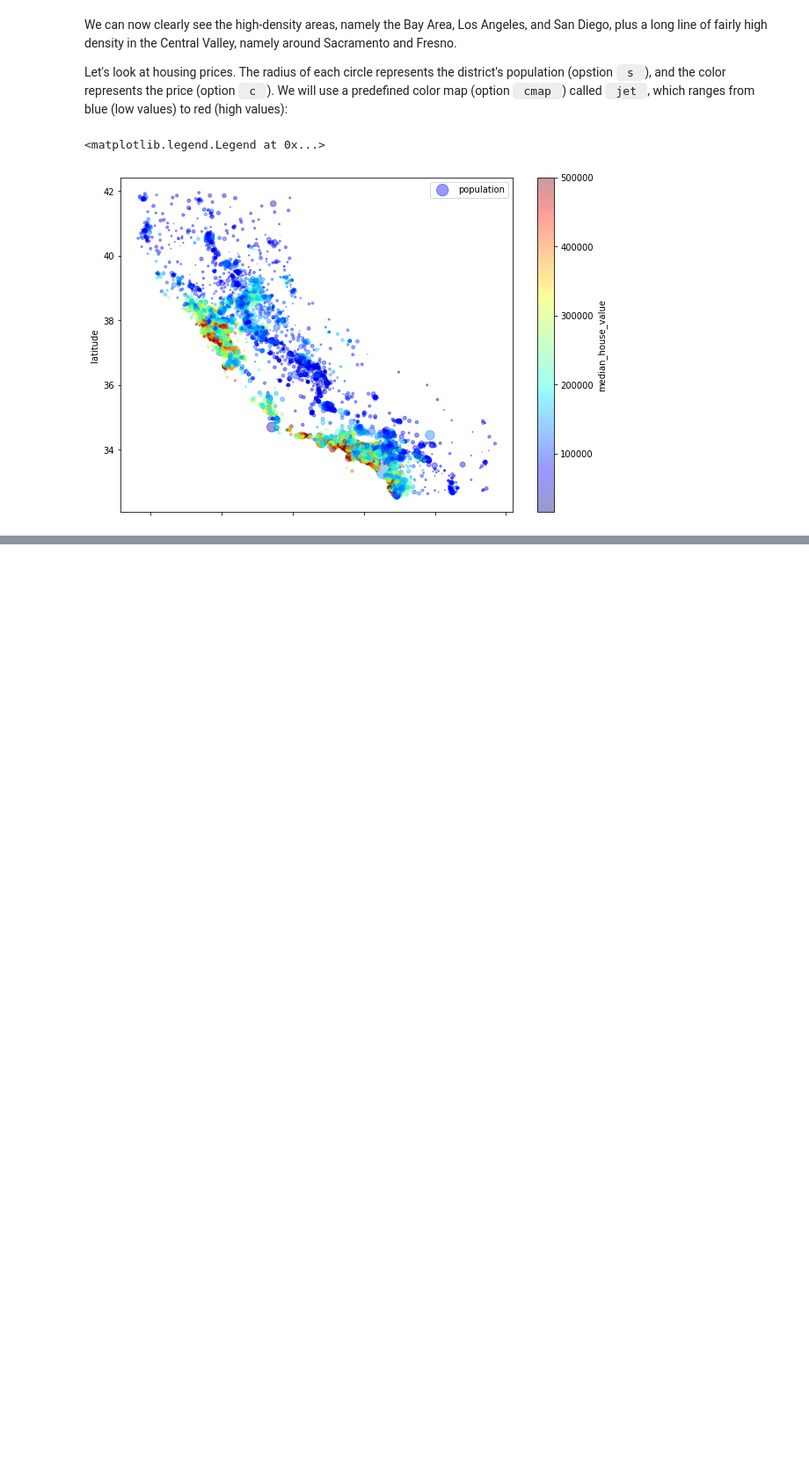
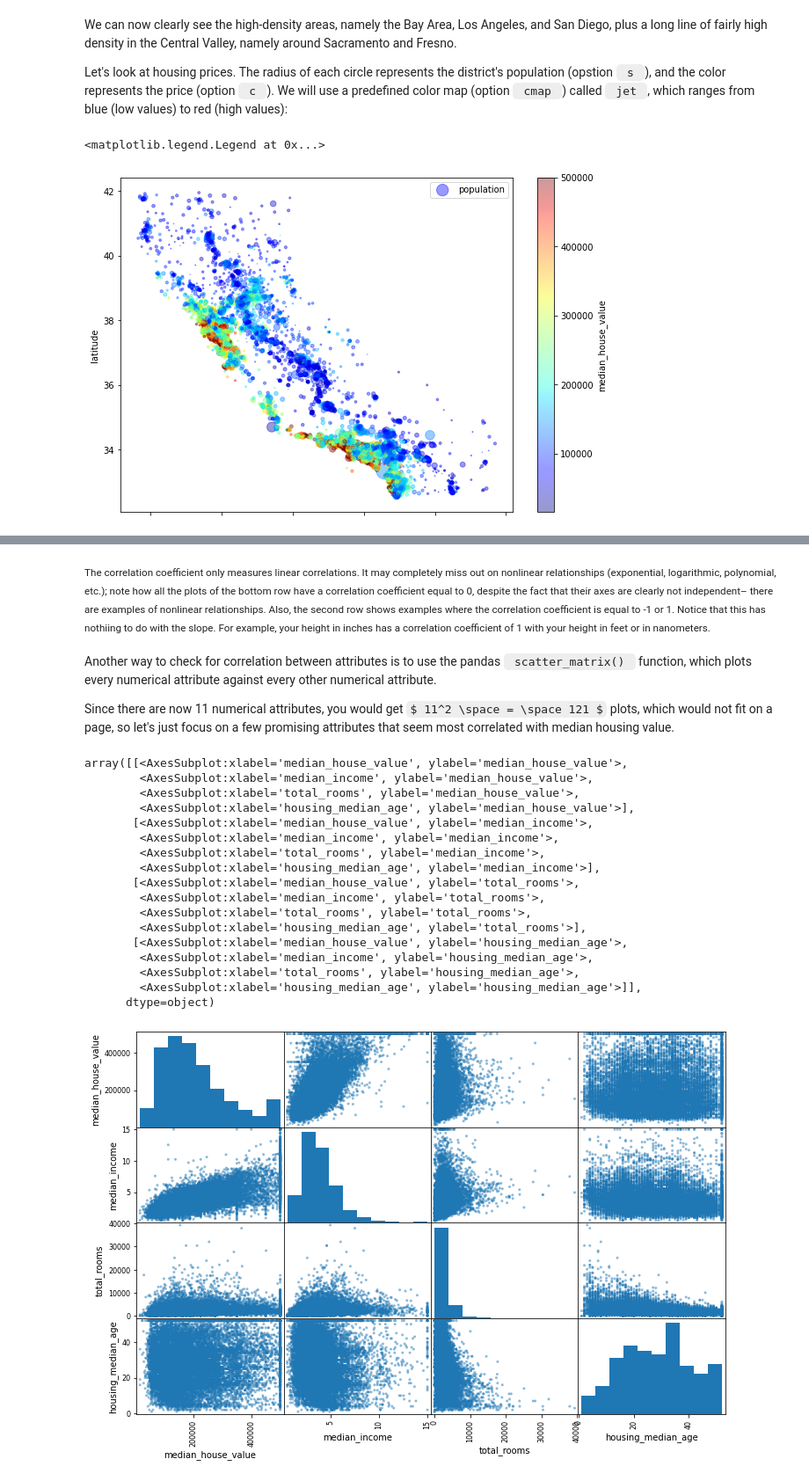
Before and after one commit to shahbajsingh/property-pricing-ca1990, a Jupyter notebook: cali-housing-price-model.ipynb, the cells around one changed output, grey strips where cells are left out. Shown at 88% size. Cells and saved outputs as stored; diff of their text form; code cells hidden in the pictures; some formulas as TeX source; blank space fills up the shorter version.

```diff
--- a/cali-housing-price-model.ipynb
+++ b/cali-housing-price-model.ipynb
@@ -447,0 +475,31 @@ plt.legend()
+# %% [markdown]
+<sub>The correlation coefficient only measures linear correlations. It may completely miss out on nonlinear relationships (exponential, logarithmic, polynomial, etc.); note how all the plots of the bottom row have a correlation coefficient equal to 0, despite the fact that their axes are clearly not independent– there are examples of nonlinear relationships. Also, the second row shows examples where the correlation coefficient is equal to -1 or 1. Notice that this has nothiing to do with the slope. For example, your height in inches has a correlation coefficient of 1 with your height in feet or in nanometers.</sub>
+# %% [markdown]
+Another way to check for correlation between attributes is to use the pandas <code> scatter_matrix() </code> function, which plots every numerical attribute against every other numerical attribute.
+
+Since there are now 11 numerical attributes, you would get $ 11^2 \space = \space 121 $ plots, which would not fit on a page, so let's just focus on a few promising attributes that seem most correlated with median housing value.
+# %%
+from pandas.plotting import scatter_matrix
+
+attributes = ['median_house_value', 'median_income', 'total_rooms', 'housing_median_age']
+
+scatter_matrix(housing[attributes], figsize=(12, 8))
+# %% [output]
+array([[<AxesSubplot:xlabel='median_house_value', ylabel='median_house_value'>,
+        <AxesSubplot:xlabel='median_income', ylabel='median_house_value'>,
+        <AxesSubplot:xlabel='total_rooms', ylabel='median_house_value'>,
+        <AxesSubplot:xlabel='housing_median_age', ylabel='median_house_value'>],
+       [<AxesSubplot:xlabel='median_house_value', ylabel='median_income'>,
+        <AxesSubplot:xlabel='median_income', ylabel='median_income'>,
+        <AxesSubplot:xlabel='total_rooms', ylabel='median_income'>,
+        <AxesSubplot:xlabel='housing_median_age', ylabel='median_income'>],
+       [<AxesSubplot:xlabel='median_house_value', ylabel='total_rooms'>,
+        <AxesSubplot:xlabel='median_income', ylabel='total_rooms'>,
+        <AxesSubplot:xlabel='total_rooms', ylabel='total_rooms'>,
+        <AxesSubplot:xlabel='housing_median_age', ylabel='total_rooms'>],
+       [<AxesSubplot:xlabel='median_house_value', ylabel='housing_median_age'>,
+        <AxesSubplot:xlabel='median_income', ylabel='housing_median_age'>,
+        <AxesSubplot:xlabel='total_rooms', ylabel='housing_median_age'>,
+        <AxesSubplot:xlabel='housing_median_age', ylabel='housing_median_age'>]],
+      dtype=object)
+[figure, added]
```
Also changed, not shown: parts of 11 cells of this notebook.
